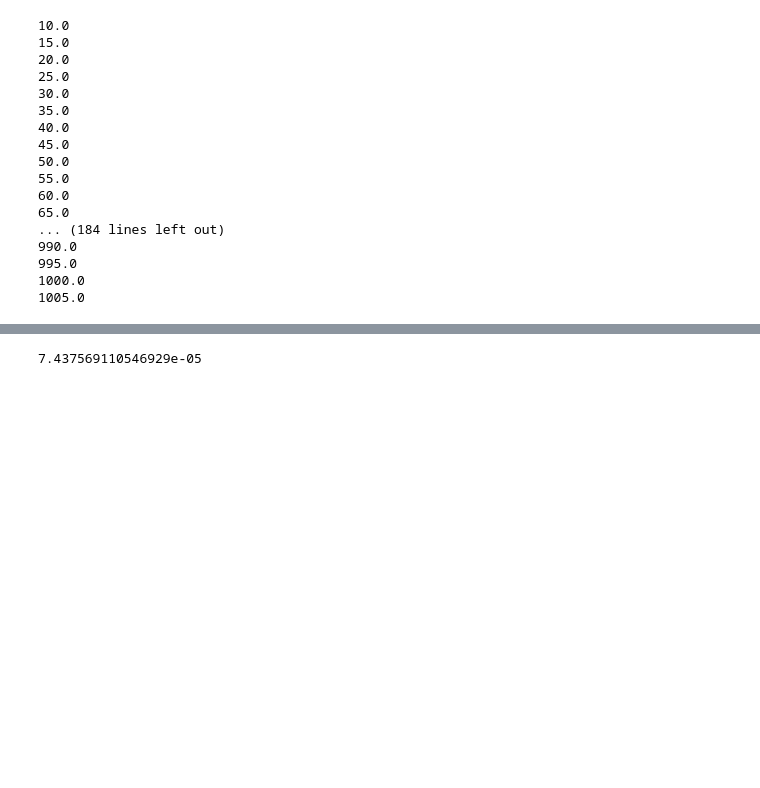
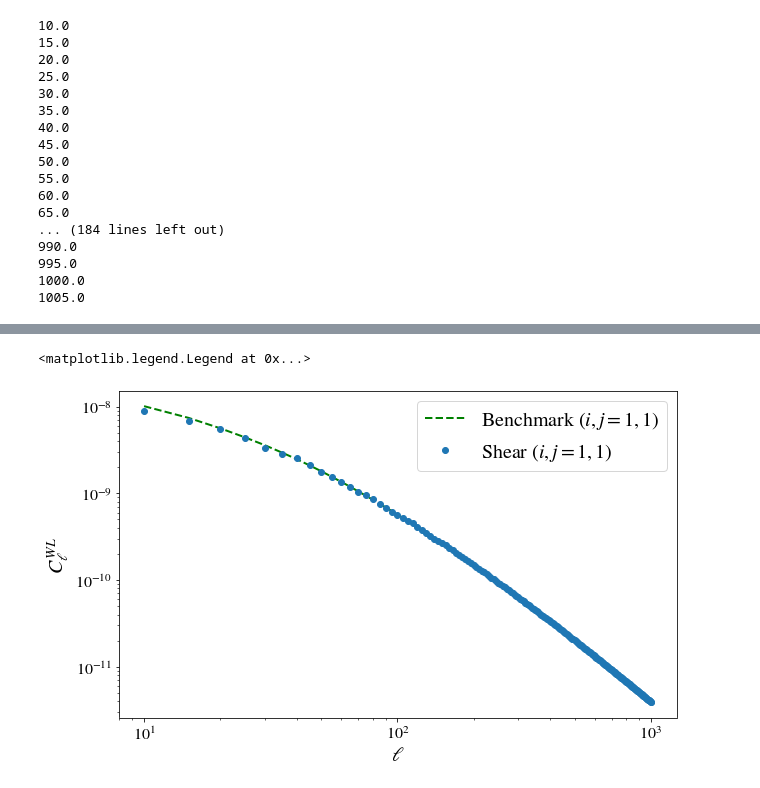
Before and after one commit to cloe-org/CLOE, a Jupyter notebook: C_ells_plotter.ipynb, the cells around one changed output, grey strips where cells are left out. Drawn from its saved outputs; the diff is of its cells as text; code cells hidden in the pictures; blank space fills up the shorter version.

```diff
--- a/C_ells_plotter.ipynb
+++ b/C_ells_plotter.ipynb
@@ -161,12 +182,11 @@ for y, l in enumerate(np.linspace(C_LL[:200, 0][0], C_LL[:200, 0][-1], len(C_LL[
 # %%
 plt.figure(figsize=(10,6));
-plt.semilogx(C_LL[:200, 0], C_LL[:200, 1], 'g--', label=r"Benchmark $(i,j=1,1)$")
-plt.semilogx(C_LL[:200, 0], C_LL_11, 'o', label="Shear $(i,j=1,1)$")
+plt.loglog(C_LL[:200, 0], C_LL[:200, 1], 'g--', label=r"Benchmark $(i,j=1,1)$")
+plt.loglog(C_LL[:200, 0], C_LL_11, 'o', label="Shear $(i,j=1,1)$")
 plt.xlabel(r"$\ell$", fontsize=20);
 plt.ylabel(r"$C_\ell^{WL}$", fontsize=20);
 plt.legend()
 #plt.plot(C_GC[:200, 0], C_GC_11, 'o')
+# %% [output]
+<matplotlib.legend.Legend at 0x...>
+[figure, added]
-# %%
-shear.Cl_GC_phot(10.0, 1, 1)
-# %% [output]
-7.437569110546929e-05
```
Also changed, not shown: parts of 7 cells of this notebook, 7 other files.
